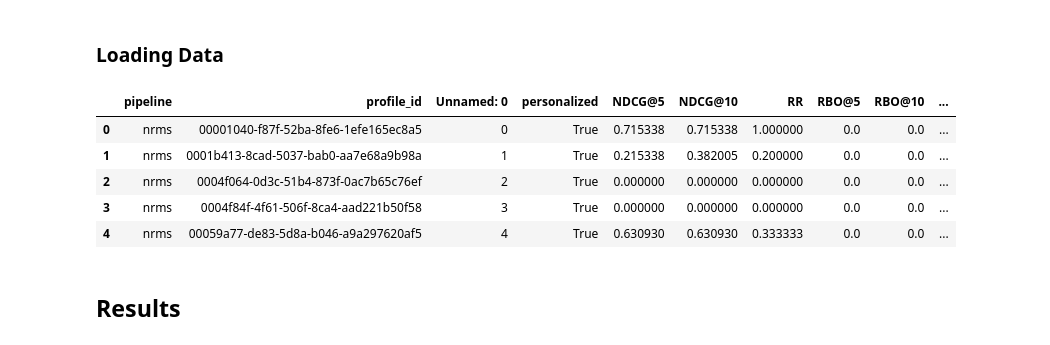
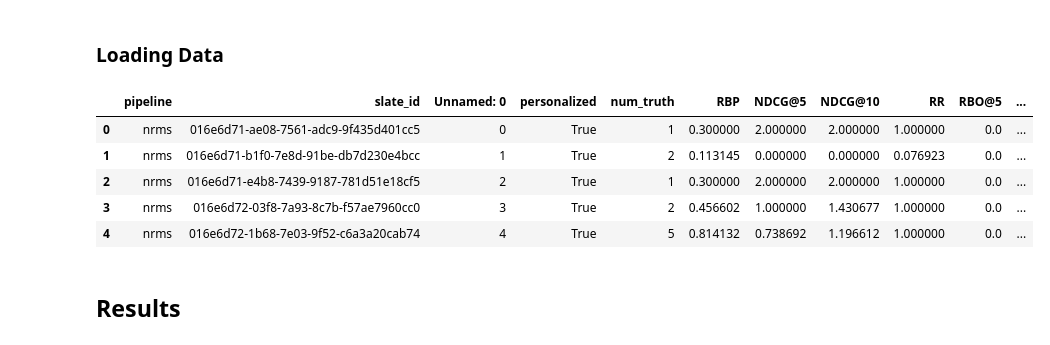
Before and after one commit to CCRI-POPROX/poprox-recommender, a Jupyter notebook: notebooks/mind-small.ipynb, the cells around one changed output. Drawn from its saved outputs; the diff is of its cells as text; code cells hidden in the pictures.

```diff
--- a/notebooks/mind-small.ipynb
+++ b/notebooks/mind-small.ipynb
@@ -34,15 +34,15 @@ from poprox_recommender.eval_tables import EvalTable
 # %% [markdown]
 ### Loading Data
 # %%
-mind_subset_user_metrics = pd.read_csv(f"../outputs/{EVAL_NAME}-profile-metrics.csv.gz")
+mind_subset_user_metrics = pd.read_csv(f"../outputs/{EVAL_NAME}-slate-metrics.csv.gz")
 mind_subset_user_metrics.head()
 # %% [output]
-|  | pipeline | profile_id | Unnamed: 0 | personalized | NDCG@5 | NDCG@10 | RR | RBO@5 | RBO@10 | ... |
-| 0 | nrms | 00001040-f87f-52ba-8fe6-1efe165ec8a5 | 0 | True | 0.715338 | 0.715338 | 1.000000 | 0.0 | 0.0 | ... |
-| 1 | nrms | 0001b413-8cad-5037-bab0-aa7e68a9b98a | 1 | True | 0.215338 | 0.382005 | 0.200000 | 0.0 | 0.0 | ... |
-| 2 | nrms | 0004f064-0d3c-51b4-873f-0ac7b65c76ef | 2 | True | 0.000000 | 0.000000 | 0.000000 | 0.0 | 0.0 | ... |
-| 3 | nrms | 0004f84f-4f61-506f-8ca4-aad221b50f58 | 3 | True | 0.000000 | 0.000000 | 0.000000 | 0.0 | 0.0 | ... |
-| 4 | nrms | 00059a77-de83-5d8a-b046-a9a297620af5 | 4 | True | 0.630930 | 0.630930 | 0.333333 | 0.0 | 0.0 | ... |
+|  | pipeline | slate_id | Unnamed: 0 | personalized | num_truth | RBP | NDCG@5 | NDCG@10 | RR | RBO@5 | ... |
+| 0 | nrms | 016e6d71-ae08-7561-adc9-9f435d401cc5 | 0 | True | 1 | 0.300000 | 2.000000 | 2.000000 | 1.000000 | 0.0 | ... |
+| 1 | nrms | 016e6d71-b1f0-7e8d-91be-db7d230e4bcc | 1 | True | 2 | 0.113145 | 0.000000 | 0.000000 | 0.076923 | 0.0 | ... |
+| 2 | nrms | 016e6d71-e4b8-7439-9187-781d51e18cf5 | 2 | True | 1 | 0.300000 | 2.000000 | 2.000000 | 1.000000 | 0.0 | ... |
+| 3 | nrms | 016e6d72-03f8-7a93-8c7b-f57ae7960cc0 | 3 | True | 2 | 0.456602 | 1.000000 | 1.430677 | 1.000000 | 0.0 | ... |
+| 4 | nrms | 016e6d72-1b68-7e03-9f52-c6a3a20cab74 | 4 | True | 5 | 0.814132 | 0.738692 | 1.196612 | 1.000000 | 0.0 | ... |
 # %%
 effectiveness_metrics = ["NDCG@5", "NDCG@10", "RR"]
 overlap_metrics = ["RBO@5", "RBO@10"]
```
Also changed, not shown: parts of 2 cells of this notebook, 5 other files.
